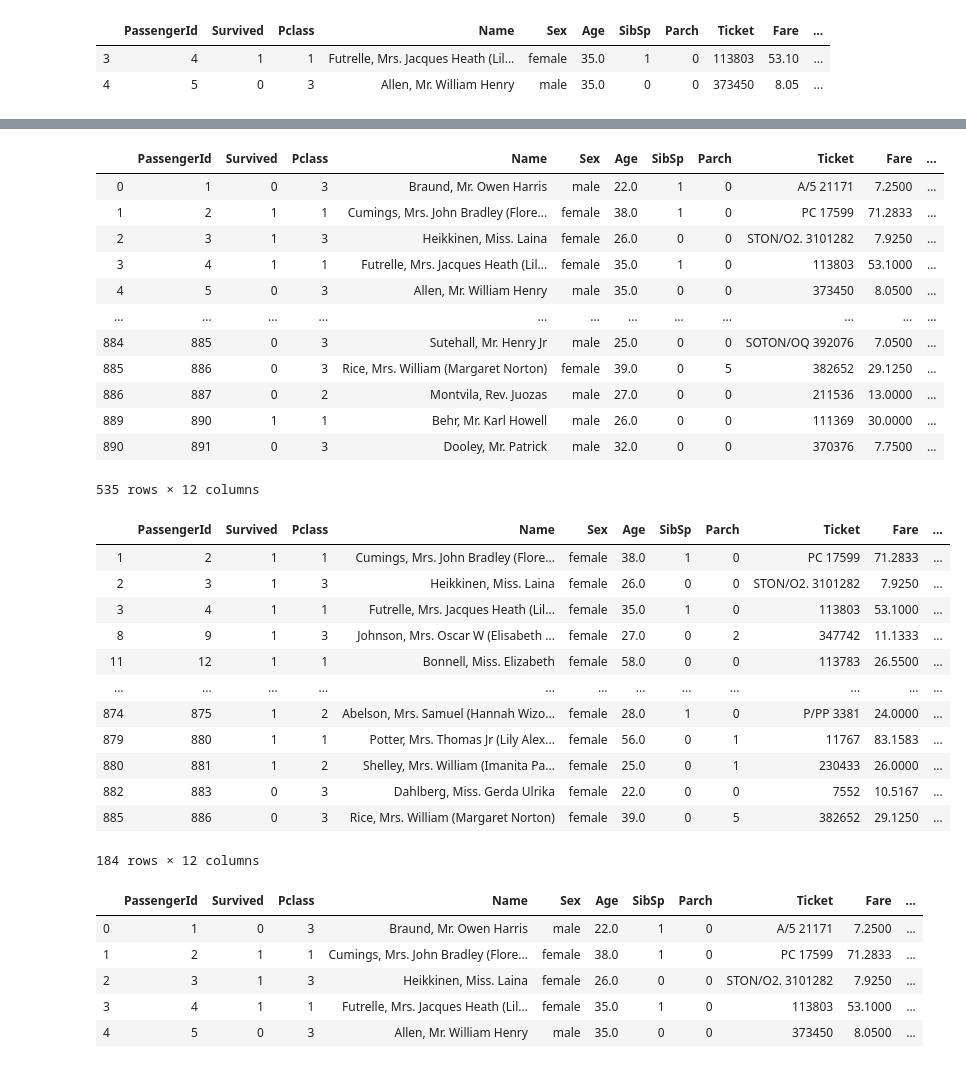
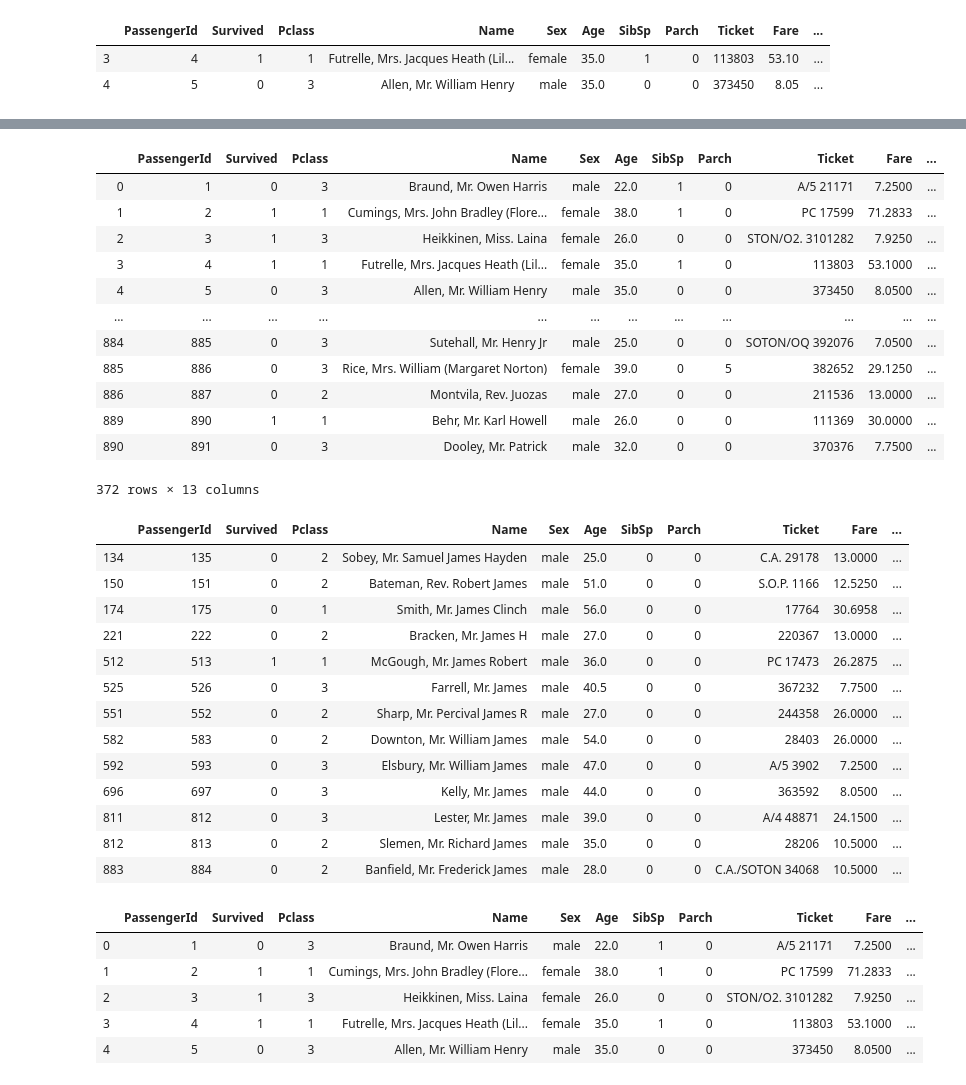
Before and after one commit to alnagaev/python_lessons, a Jupyter notebook: Знакомство с pandas (3).ipynb, the cells around one changed output, grey strips where cells are left out. Drawn from its saved outputs; the diff is of its cells as text; code cells hidden in the pictures.

```diff
--- a/Знакомство с pandas (3).ipynb
+++ b/Знакомство с pandas (3).ipynb
@@ -116,0 +137,3 @@ df['Age'].hist()
+# %%
+df['New'] = 5
+df
@@ -198,5 +270,5 @@ df.iloc[3:5, 0:2]
 # %%
-df[df.Age > 20]
+df[(df.Age > 20) & (df.Age < 40)]
 # %% [output]
 |  | PassengerId | Survived | Pclass | Name | Sex | Age | SibSp | Parch | Ticket | Fare | ... |
 | 0 | 1 | 0 | 3 | Braund, Mr. Owen Harris | male | 22.0 | 1 | 0 | A/5 21171 | 7.2500 | ... |
@@ -210,23 +282,24 @@ df[df.Age > 20]
 | 886 | 887 | 0 | 2 | Montvila, Rev. Juozas | male | 27.0 | 0 | 0 | 211536 | 13.0000 | ... |
 | 889 | 890 | 1 | 1 | Behr, Mr. Karl Howell | male | 26.0 | 0 | 0 | 111369 | 30.0000 | ... |
 | 890 | 891 | 0 | 3 | Dooley, Mr. Patrick | male | 32.0 | 0 | 0 | 370376 | 7.7500 | ... |
-535 rows × 12 columns
+372 rows × 13 columns
 # %%
-df[(df.Age > 20) & (df.Sex == 'female')]
+df[(df.Age > 20) & (df.Sex == 'male') & (df.Name.str.contains('James'))]
 # %% [output]
 |  | PassengerId | Survived | Pclass | Name | Sex | Age | SibSp | Parch | Ticket | Fare | ... |
-| 1 | 2 | 1 | 1 | Cumings, Mrs. John Bradley (Flore... | female | 38.0 | 1 | 0 | PC 17599 | 71.2833 | ... |
-| 2 | 3 | 1 | 3 | Heikkinen, Miss. Laina | female | 26.0 | 0 | 0 | STON/O2. 3101282 | 7.9250 | ... |
-| 3 | 4 | 1 | 1 | Futrelle, Mrs. Jacques Heath (Lil... | female | 35.0 | 1 | 0 | 113803 | 53.1000 | ... |
-| 8 | 9 | 1 | 3 | Johnson, Mrs. Oscar W (Elisabeth ... | female | 27.0 | 0 | 2 | 347742 | 11.1333 | ... |
-| 11 | 12 | 1 | 1 | Bonnell, Miss. Elizabeth | female | 58.0 | 0 | 0 | 113783 | 26.5500 | ... |
-| ... | ... | ... | ... | ... | ... | ... | ... | ... | ... | ... | ... |
-| 874 | 875 | 1 | 2 | Abelson, Mrs. Samuel (Hannah Wizo... | female | 28.0 | 1 | 0 | P/PP 3381 | 24.0000 | ... |
-| 879 | 880 | 1 | 1 | Potter, Mrs. Thomas Jr (Lily Alex... | female | 56.0 | 0 | 1 | 11767 | 83.1583 | ... |
-| 880 | 881 | 1 | 2 | Shelley, Mrs. William (Imanita Pa... | female | 25.0 | 0 | 1 | 230433 | 26.0000 | ... |
-| 882 | 883 | 0 | 3 | Dahlberg, Miss. Gerda Ulrika | female | 22.0 | 0 | 0 | 7552 | 10.5167 | ... |
-| 885 | 886 | 0 | 3 | Rice, Mrs. William (Margaret Norton) | female | 39.0 | 0 | 5 | 382652 | 29.1250 | ... |
+| 134 | 135 | 0 | 2 | Sobey, Mr. Samuel James Hayden | male | 25.0 | 0 | 0 | C.A. 29178 | 13.0000 | ... |
+| 150 | 151 | 0 | 2 | Bateman, Rev. Robert James | male | 51.0 | 0 | 0 | S.O.P. 1166 | 12.5250 | ... |
+| 174 | 175 | 0 | 1 | Smith, Mr. James Clinch | male | 56.0 | 0 | 0 | 17764 | 30.6958 | ... |
+| 221 | 222 | 0 | 2 | Bracken, Mr. James H | male | 27.0 | 0 | 0 | 220367 | 13.0000 | ... |
+| 512 | 513 | 1 | 1 | McGough, Mr. James Robert | male | 36.0 | 0 | 0 | PC 17473 | 26.2875 | ... |
+| 525 | 526 | 0 | 3 | Farrell, Mr. James | male | 40.5 | 0 | 0 | 367232 | 7.7500 | ... |
+| 551 | 552 | 0 | 2 | Sharp, Mr. Percival James R | male | 27.0 | 0 | 0 | 244358 | 26.0000 | ... |
+| 582 | 583 | 0 | 2 | Downton, Mr. William James | male | 54.0 | 0 | 0 | 28403 | 26.0000 | ... |
+| 592 | 593 | 0 | 3 | Elsbury, Mr. William James | male | 47.0 | 0 | 0 | A/5 3902 | 7.2500 | ... |
+| 696 | 697 | 0 | 3 | Kelly, Mr. James | male | 44.0 | 0 | 0 | 363592 | 8.0500 | ... |
+| 811 | 812 | 0 | 3 | Lester, Mr. James | male | 39.0 | 0 | 0 | A/4 48871 | 24.1500 | ... |
+| 812 | 813 | 0 | 2 | Slemen, Mr. Richard James | male | 35.0 | 0 | 0 | 28206 | 10.5000 | ... |
+| 883 | 884 | 0 | 2 | Banfield, Mr. Frederick James | male | 28.0 | 0 | 0 | C.A./SOTON 34068 | 10.5000 | ... |
-184 rows × 12 columns
 # %%
 import numpy as np
 rand = np.random.rand(891)
```
Also changed, not shown: parts of 18 cells of this notebook.
